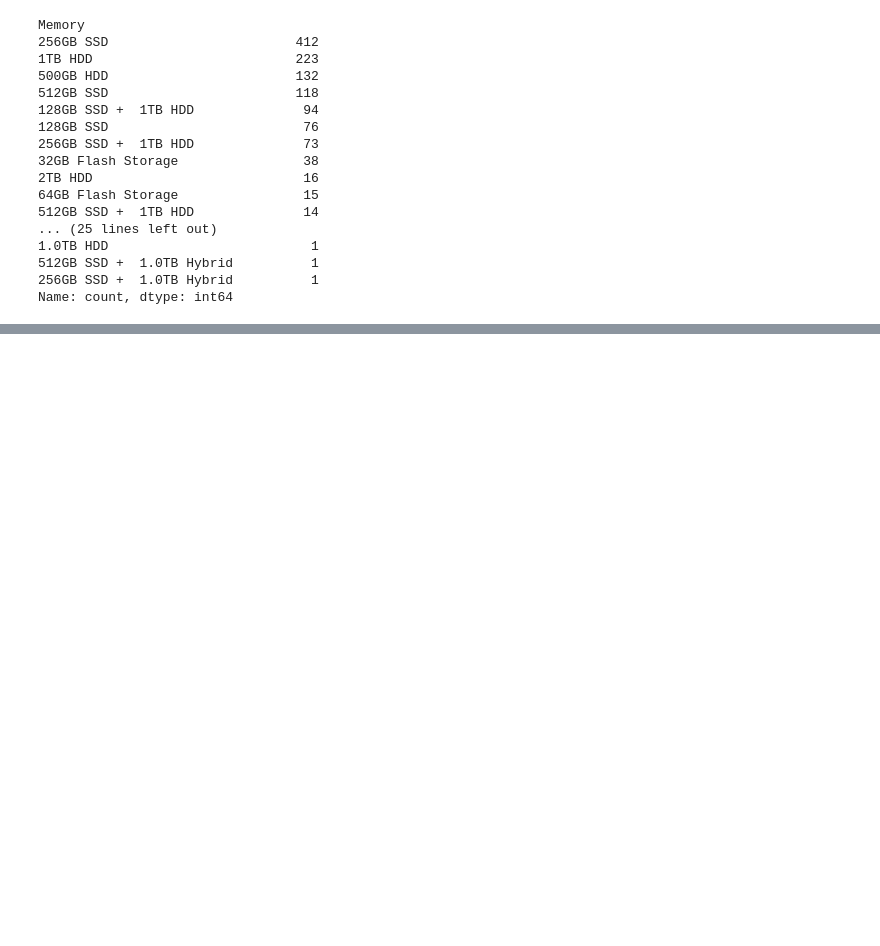
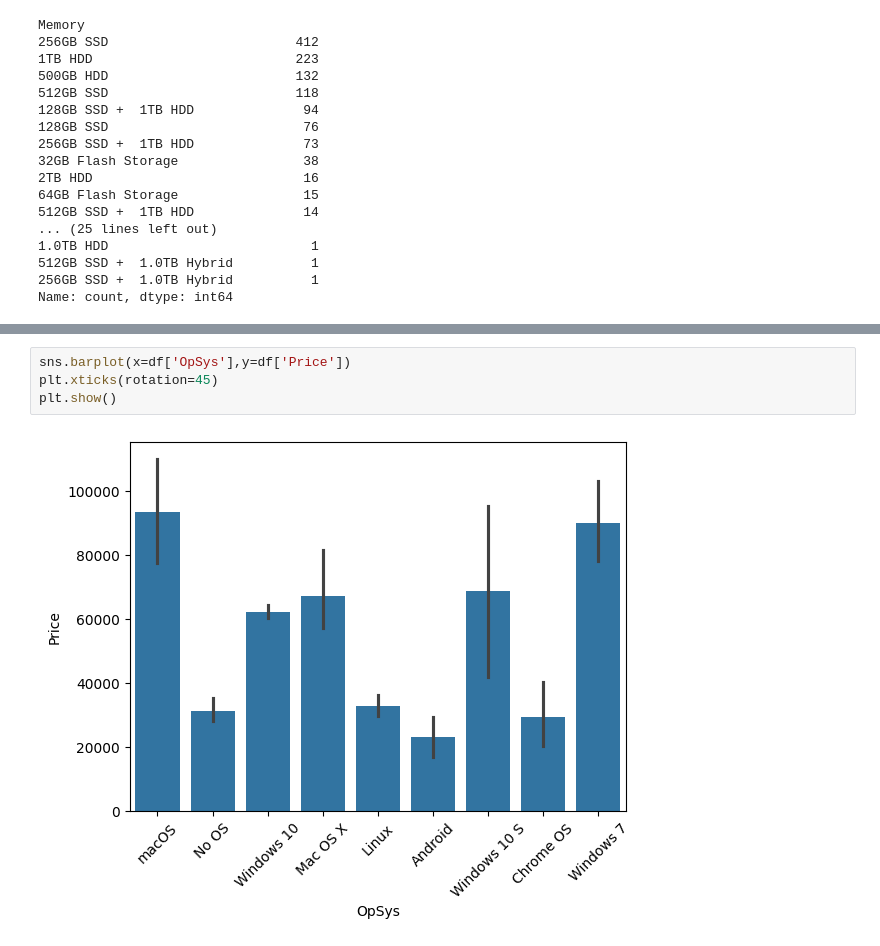
Before and after one commit to LuluW8071/Laptop-Price-Prediction, a Jupyter notebook: model/model.ipynb, the cells around one changed output, grey strips where cells are left out. Drawn from its saved outputs; the diff is of its cells as text; blank space fills up the shorter version.

```diff
--- a/model/model.ipynb
+++ b/model/model.ipynb
@@ -435,0 +571,6 @@ df.sample(5)
+# %%
+sns.barplot(x=df['OpSys'],y=df['Price'])
+plt.xticks(rotation=45)
+plt.show()
+# %% [output]
+[figure, added]
```
Also changed, not shown: parts of 46 cells of this notebook.
